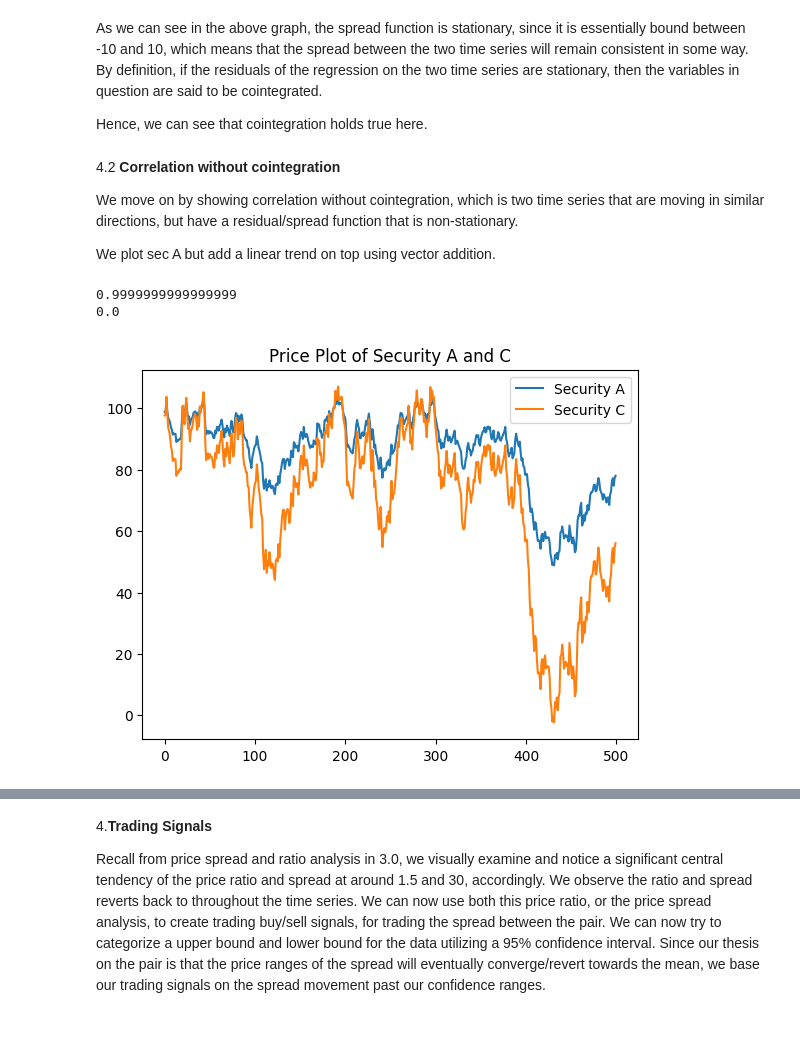
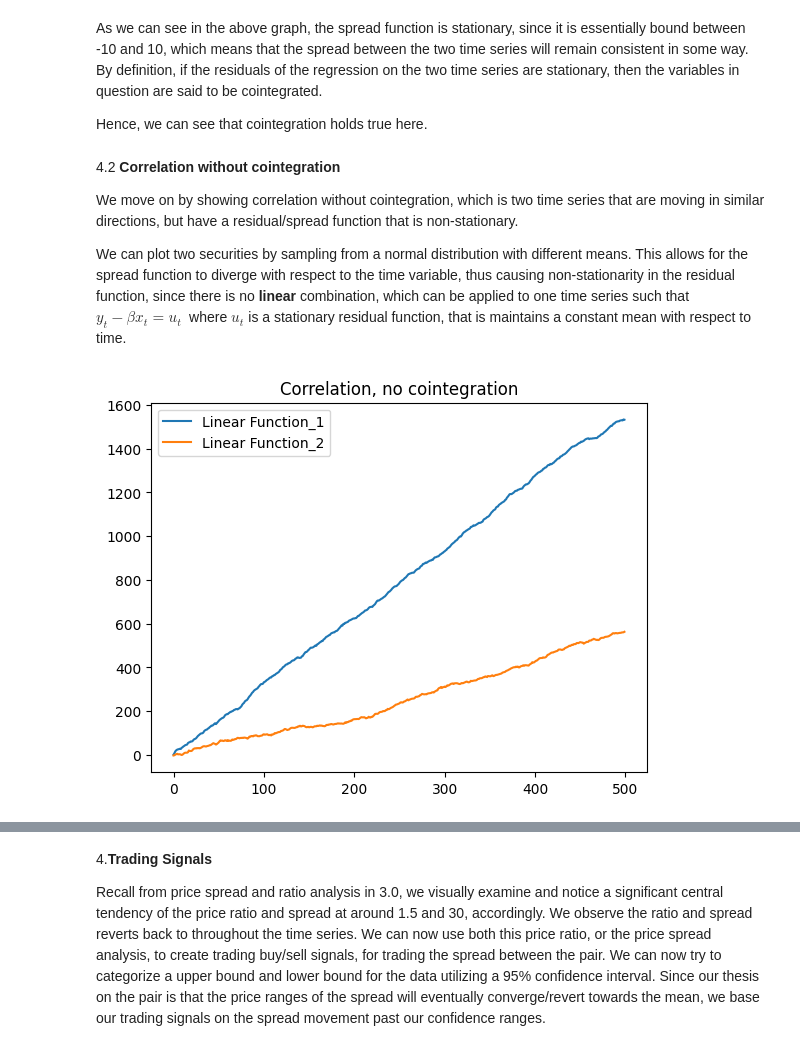
Before and after one commit to charlie-liuu/PairsTrading, a Jupyter notebook: Pairs.ipynb, the cells around one changed output, grey strips where cells are left out. Saved outputs shown, nothing was run; the diff lists cells and outputs as text; code cells hidden in the pictures.

```diff
--- a/Pairs.ipynb
+++ b/Pairs.ipynb
@@ -191,22 +191,15 @@ Hence, we can see that cointegration holds true here.
 
 We move on by showing correlation without cointegration, which is two time series that are moving in similar directions, but have a residual/spread function that is non-stationary.
 
-We plot sec A but add a linear trend on top using vector addition.
+We can plot two securities by sampling from a normal distribution with different means. This allows for the spread function to diverge with respect to the time variable, thus causing non-stationarity in the residual function, since there is no <b>linear</b> combination, which can be applied to one time series such that $ y_t - \beta x_t = u_t \ $ where $ u_t $ is a stationary residual function, that is maintains a constant mean with respect to time.
-# %%
-SecC = 100 + pd.Series(np.cumsum(samples_a*2), name='Security C')
-
-pd.concat([SecA, SecC], axis=1).plot(title= "Price Plot of Security A and C");
-
-corr_ac = SecA.corr(SecC)
-
-print (corr_ac);
-
-coint_val = tst.coint(SecA, SecC)
-#obtaining pvalue of cointegration test
-coint_pvalue = coint_val[1]
-#We look for pvalue < 0.05 to reject null hypothesis
-print (coint_pvalue)
-# %% [output]
-0.9999999999999999
-0.0
-[figure, removed]
+# %%
+#Draw two normal securities with different standard deviation
+SecD = pd.Series(np.cumsum(np.random.normal(3, 2, 500)))
+SecE = pd.Series(np.cumsum(np.random.normal(1, 2, 500)))
+
+
+
+pd.concat([SecD, SecE], axis=1).plot(title= "Correlation, no cointegration")
+plt.legend(["Linear Function_1", "Linear Function_2"]);
+# %% [output]
+[figure, added]
```
Also changed, not shown: parts of 7 cells of this notebook.
